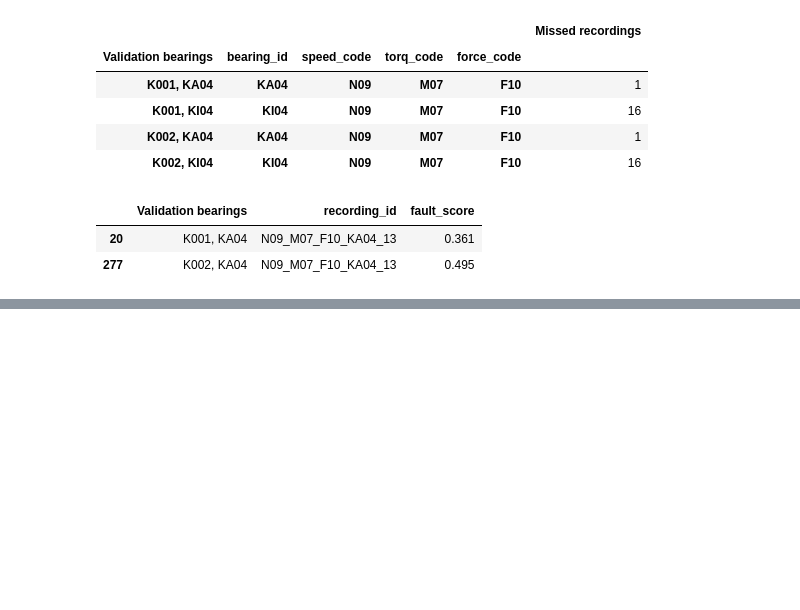
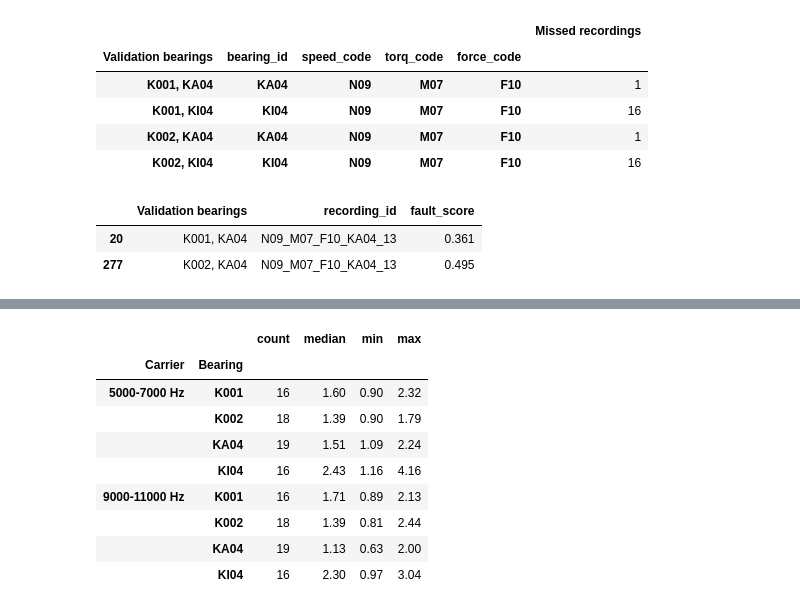
Before and after one commit to amitkumar981/Bearing-fault-detection-, a Jupyter notebook: notebooks/06_envelope_features.ipynb, the cells around one changed output, grey strips where cells are left out. Saved outputs shown, nothing was run; the diff lists cells and outputs as text; code cells hidden in the pictures; blank space fills up the shorter version.

```diff
--- a/notebooks/06_envelope_features.ipynb
+++ b/notebooks/06_envelope_features.ipynb
@@ -995,0 +1055,37 @@ recording_results.to_csv(
+# %%
+harmonic_comparison.to_csv(
+    tables / "bpfi_harmonics_900rpm_examples.csv", index=False
+)
+
+third_checks = []
+
+for _, record in development[development["speed_code"].eq("N09")].iterrows():
+    x = load_signal(project / "data/raw/paderborn" / record["relative_path"])
+    target = 3 * bpfi_reference * float(record["speed_setting_rpm"]) / 1500
+
+    for low, high in [(5000, 7000), (9000, 11000)]:
+        f, p = envelope_psd(x, low, high)
+        third_checks.append({
+            "recording_id": record["recording_id"],
+            "Bearing": record["bearing_id"],
+            "Carrier": f"{low}-{high} Hz",
+            "Peak/background": peak_ratio(f, p, target)
+        })
+
+third_results = pd.DataFrame(third_checks)
+third_results.to_csv(tables / "bpfi_third_harmonic_900rpm.csv", index=False)
+
+third_results.groupby(["Carrier", "Bearing"])["Peak/background"].agg(
+    ["count", "median", "min", "max"]
+).round(2)
+# %% [output]
+|  |  | count | median | min | max |
+| Carrier | Bearing |  |  |  |  |
+| 5000-7000 Hz | K001 | 16 | 1.60 | 0.90 | 2.32 |
+|  | K002 | 18 | 1.39 | 0.90 | 1.79 |
+|  | KA04 | 19 | 1.51 | 1.09 | 2.24 |
+|  | KI04 | 16 | 2.43 | 1.16 | 4.16 |
+| 9000-11000 Hz | K001 | 16 | 1.71 | 0.89 | 2.13 |
+|  | K002 | 18 | 1.39 | 0.81 | 2.44 |
+|  | KA04 | 19 | 1.13 | 0.63 | 2.00 |
+|  | KI04 | 16 | 2.30 | 0.97 | 3.04 |
```
Also changed, not shown: parts of 3 cells of this notebook, 6 other files.
